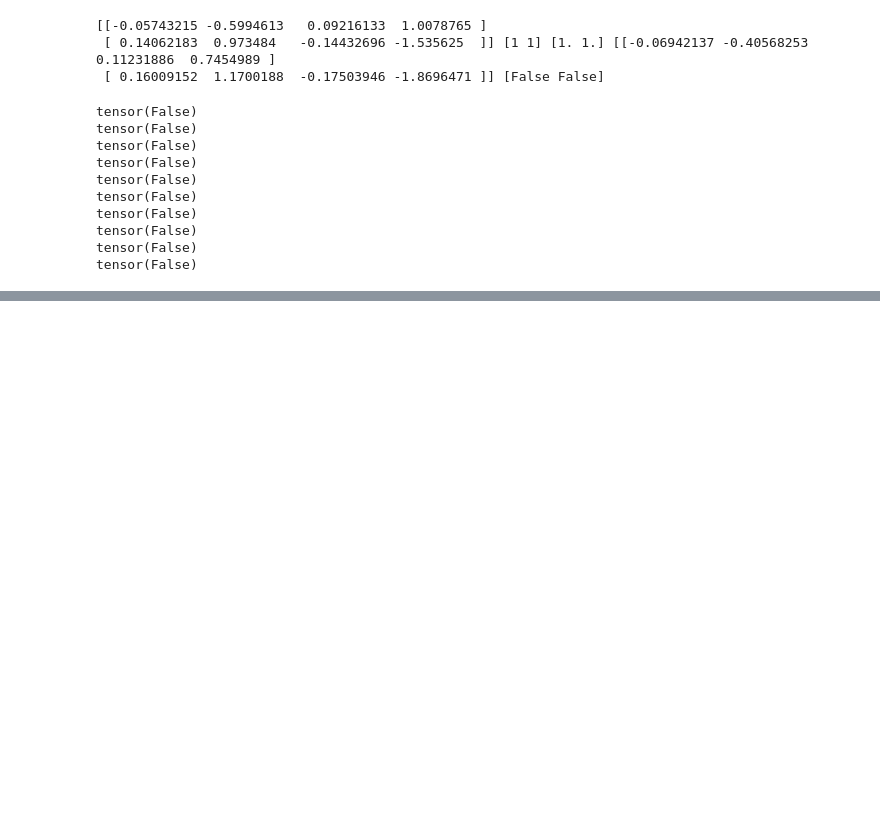
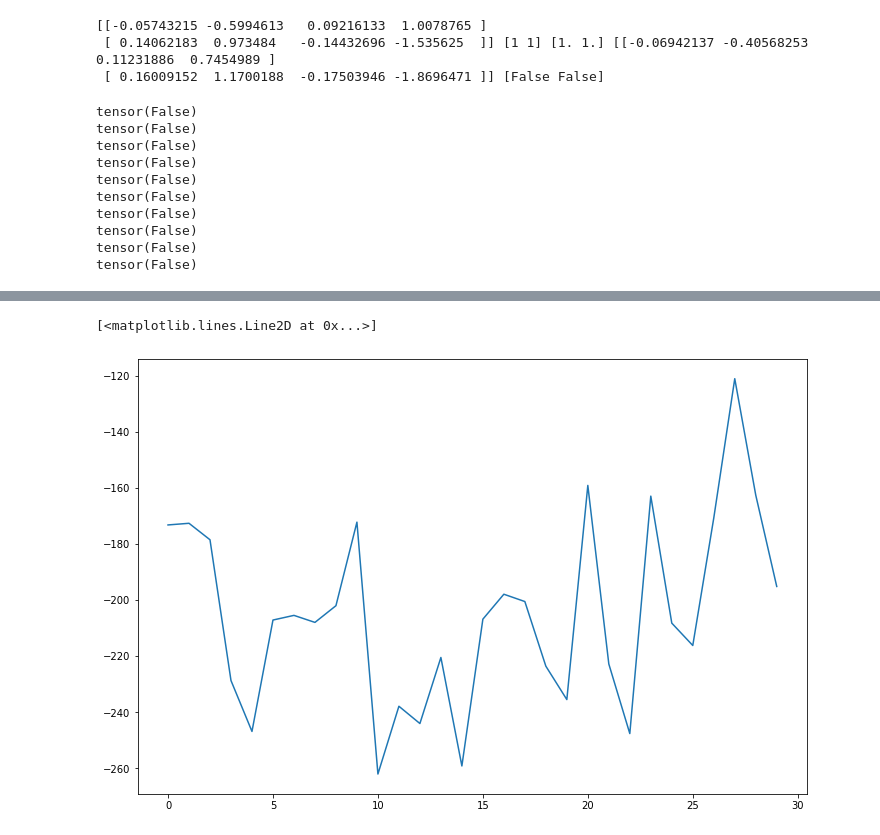
Before and after one commit to akshilpatel/deeprl, a Jupyter notebook: testing.ipynb, the cells around one changed output, grey strips where cells are left out. Drawn from its saved outputs; the diff is of its cells as text; code cells hidden in the pictures; blank space fills up the shorter version.

```diff
--- a/testing.ipynb
+++ b/testing.ipynb
@@ -585,0 +633,9 @@ for i in range(len(batches)):
+# %%
+num_epochs = 30
+for e in range(num_epochs):
+    rollout = collect_rollout(agent, envs)
+    batch = process_rollout(agent, rollout)
+    p_loss, c_loss = update_from_batch(agent, batch)
+    eval_r = np.mean(agent.run_eval())
+    print(eval_r)
+    r += [eval_r]
@@ -585,0 +660,6 @@ for i in range(len(batches)):
+# %%
+plt.figure(figsize=(12,8))
+plt.plot(r)
+# %% [output]
+[<matplotlib.lines.Line2D at 0x...>]
+[figure, added]
```
Also changed, not shown: parts of 12 cells of this notebook, 6 other files.
